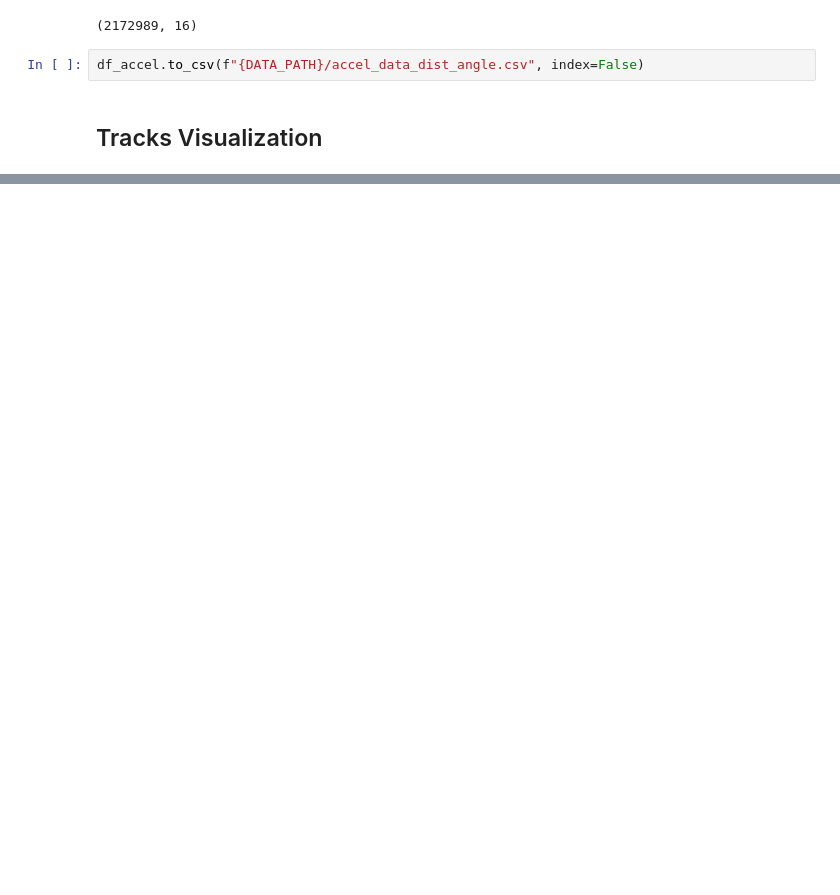
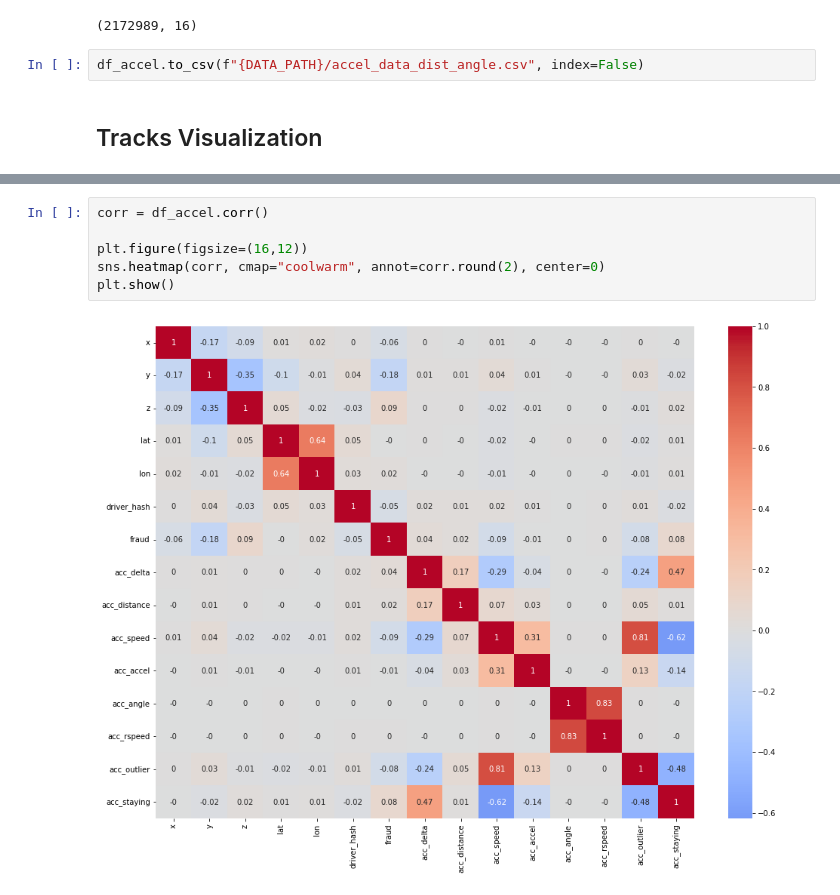
Before and after one commit to cherninkiy/made-2021_fraud_detection_project, a Jupyter notebook: notebooks/preprocess_points_dist_angle.ipynb, the cells around one changed output, grey strips where cells are left out. Cells and saved outputs as stored; diff of their text form; blank space fills up the shorter version.

```diff
--- a/notebooks/preprocess_points_dist_angle.ipynb
+++ b/notebooks/preprocess_points_dist_angle.ipynb
@@ -209,0 +218,8 @@ m
+# %%
+corr = df_accel.corr()
+
+plt.figure(figsize=(16,12))
+sns.heatmap(corr, cmap="coolwarm", annot=corr.round(2), center=0)
+plt.show()
+# %% [output]
+[figure, added]
```
Also changed, not shown: parts of 2 cells of this notebook.
